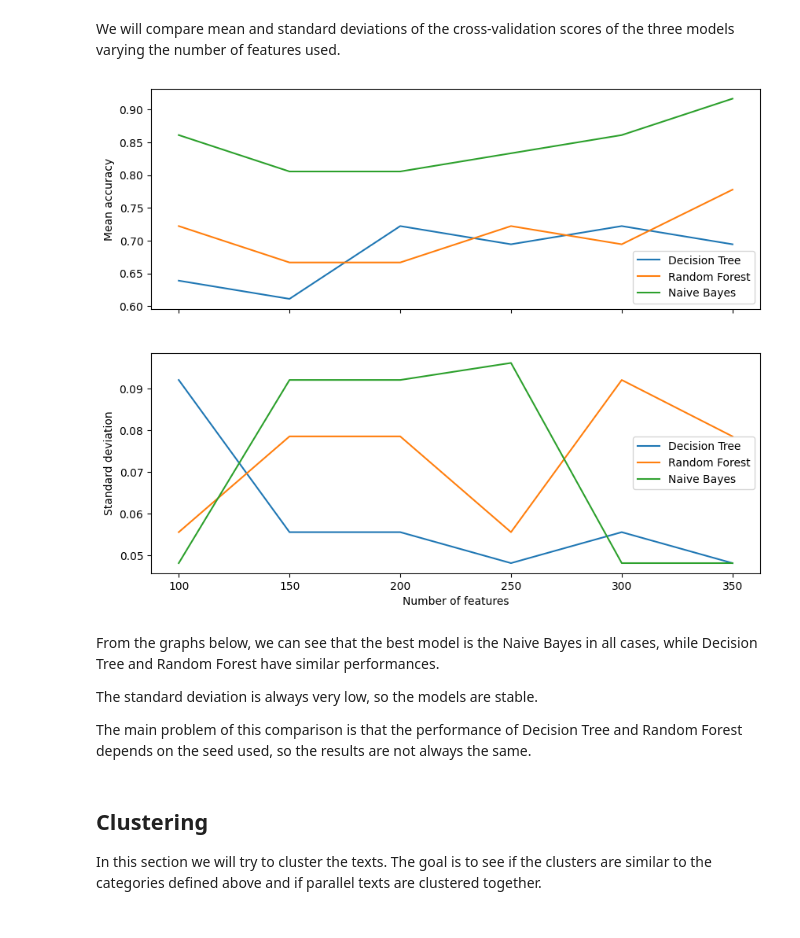
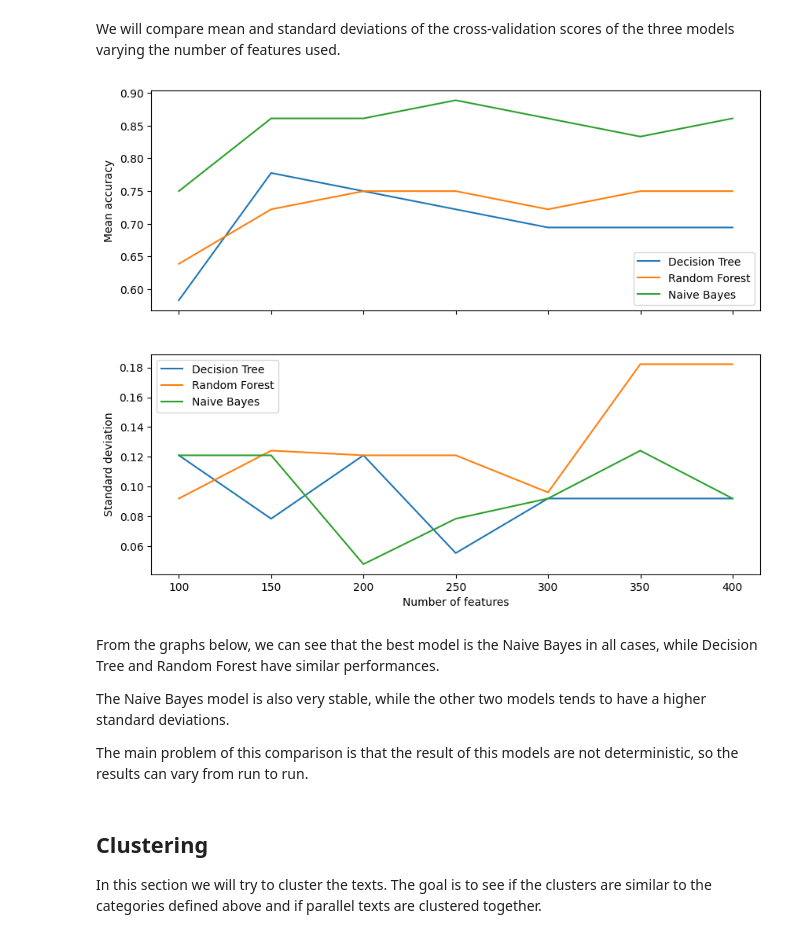
Before and after one commit to rik1599/advanced-data-science-2023, a Jupyter notebook: bible-nlp/bible-nlp.ipynb, the cells around one changed output. Saved outputs shown, nothing was run; the diff lists cells and outputs as text; code cells hidden in the pictures.

```diff
--- a/bible-nlp/bible-nlp.ipynb
+++ b/bible-nlp/bible-nlp.ipynb
@@ -47,13 +47,13 @@ def load_data():
         'Matthew 4,1-4,11': 0,      # Tentazioni di Gesù secondo Matteo
         'Matthew 5,1-7,29': 3,      # Discorso della montagna
         'Matthew 9,18-9,26': 2,     # Risurrezione della figlia di Giairo e guarigione della donna malata
-        'Matthew 13,1-13,23': 1,    # Parabola del seminatore
+        'Matthew 13,1-13,9': 1,     # Parabola del seminatore
         'Matthew 13,44-13,46': 1,   # Parabola del tesoro e della perla
         'Matthew 17,1-17,8': 0,     # Trasfigurazione di Gesù
         'Matthew 18,1-18,5': 3,     # I più piccoli nel regno dei cieli
         'Matthew 28,1-28,8': 0,     # Risurrezione di Gesù secondo Matteo
         'Mark 1,9-1,11': 0,         # Battesimo di Gesù secondo Marco
-        'Mark 4,1-4,20': 1,         # Parabola del seminatore
+        'Mark 4,1-4,9': 1,          # Parabola del seminatore
         'Mark 4,35-4,41': 2,        # Tempesta sedata
         'Mark 8,34-8,38': 3,        # Rinnegarsi per seguire Gesù
         'Mark 9,2-9,8': 0,          # Trasfigurazione di Gesù
@@ -65,8 +65,8 @@ def load_data():
         'Luke 4,1-4,13': 0,         # Tentazioni di Gesù secondo Luca
         'Luke 6,20-6,49': 3,        # Discorso della montagna secondo Luca
         'Luke 7,1-7,10': 2,         # Guarigione del servo del centurione
-        'Luke 8,4-8,15': 1,         # Parabola del seminatore
-        'Luke 9,18-9,27': 0,        # Trasfigurazione di Gesù
+        'Luke 8,4-8,8': 1,          # Parabola del seminatore
+        'Luke 9,28-9,36': 0,        # Trasfigurazione di Gesù
         'Luke 9,46-9,48': 3,        # I più piccoli nel regno dei cieli
         'Luke 15,11-15,32': 2,      # Parabola del figliol prodigo
         'Luke 24,1-24,12': 0,       # Risurrezione di Gesù secondo Luca
@@ -175,6 +175,7 @@ def classification(clf, verses_df, threshold):
             target[idx] = record['category']
         return numeric_df, target
 
+    verses_df = load_data()
     verses_df['tokens'] = verses_df['text'].apply(preprocess, n=3)
     tokens_dict = build_token_dictionary(verses_df, 'tokens')
     df_tokens = pd.DataFrame(zip(tokens_dict.keys(), tokens_dict.values()), columns=['token', 'verses'])
@@ -213,7 +214,7 @@ decision_tree = DecisionTreeClassifier(random_state=1234567)
 random_forest = RandomForestClassifier(random_state=1234567)
 naive_bayes = MultinomialNB()
 
-x_axis = range(100, 400, 50)
+x_axis = range(100, 450, 50)
 
 for i in x_axis:
     mean_dt, std_dt = classification(decision_tree, verses_df, i)
@@ -224,23 +225,24 @@ for i in x_axis:
 # %%
 import matplotlib.pyplot as plt
 fig, (ax1, ax2) = plt.subplots(2, 1, figsize=(10, 8), sharex=True)
+labels = ['Decision Tree', 'Random Forest', 'Naive Bayes']
 
-ax1.plot(x_axis, mean, label=('Decision Tree', 'Random Forest', 'Naive Bayes'))
+ax1.plot(x_axis, mean, label=labels)
 ax1.set(ylabel='Mean accuracy')
 ax1.legend()
 
-ax2.plot(x_axis, std, label=('Decision Tree', 'Random Forest', 'Naive Bayes'))
+ax2.plot(x_axis, std, label=labels)
 ax2.set(xlabel='Number of features', ylabel='Standard deviation')
 ax2.legend()
 plt.show()
 # %% [output]
-[figure, old version]
+[figure, new version]
 # %% [markdown]
 From the graphs below, we can see that the best model is the Naive Bayes in all cases, while Decision Tree and Random Forest have similar performances.
 
-The standard deviation is always very low, so the models are stable.
+The Naive Bayes model is also very stable, while the other two models tends to have a higher standard deviations.
 
-The main problem of this comparison is that the performance of Decision Tree and Random Forest depends on the seed used, so the results are not always the same.
+The main problem of this comparison is that the result of this models are not deterministic, so the results can vary from run to run.
 # %% [markdown]
 ## Clustering
 
```
Also changed, not shown: parts of 12 cells of this notebook, 2 other files.
